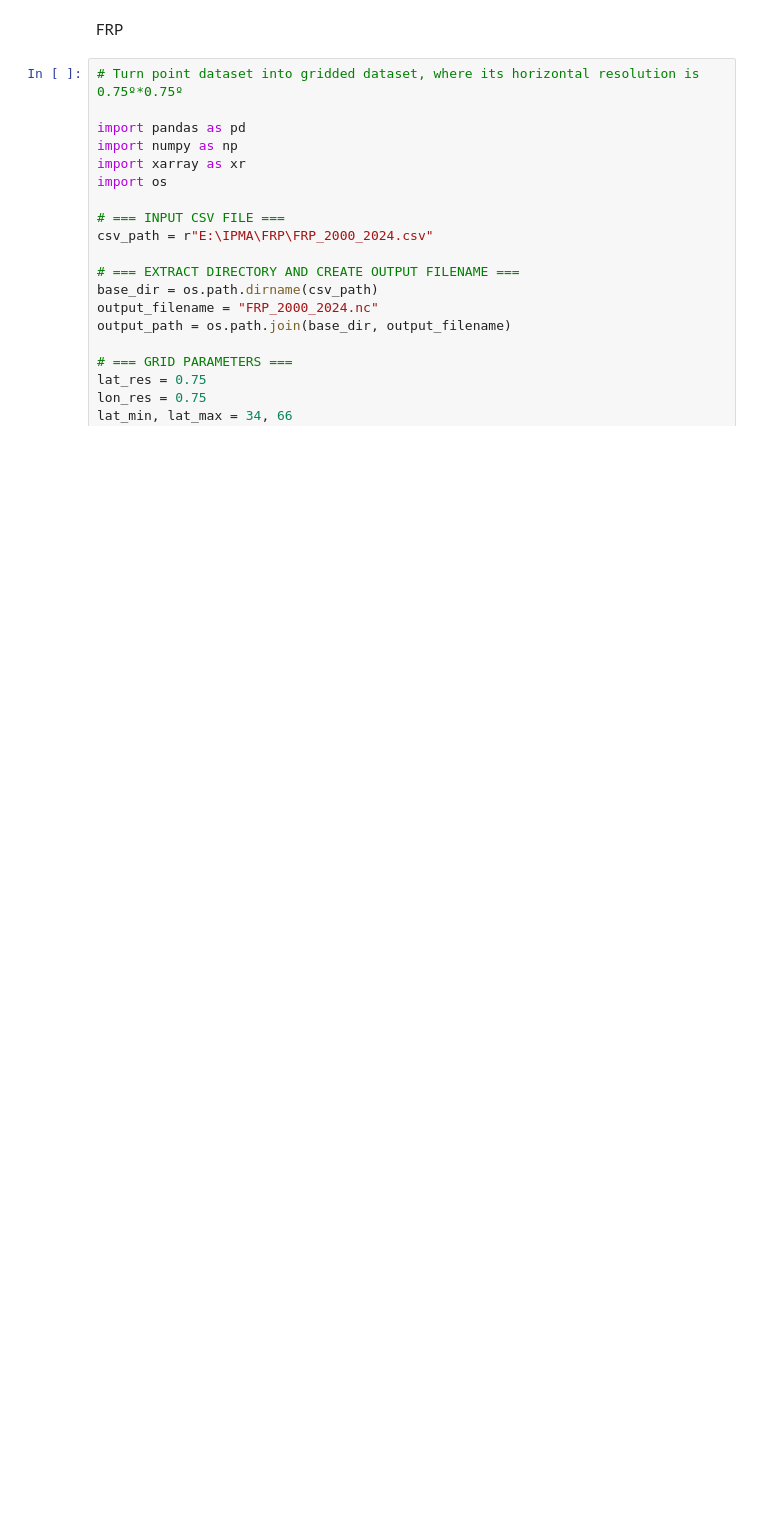
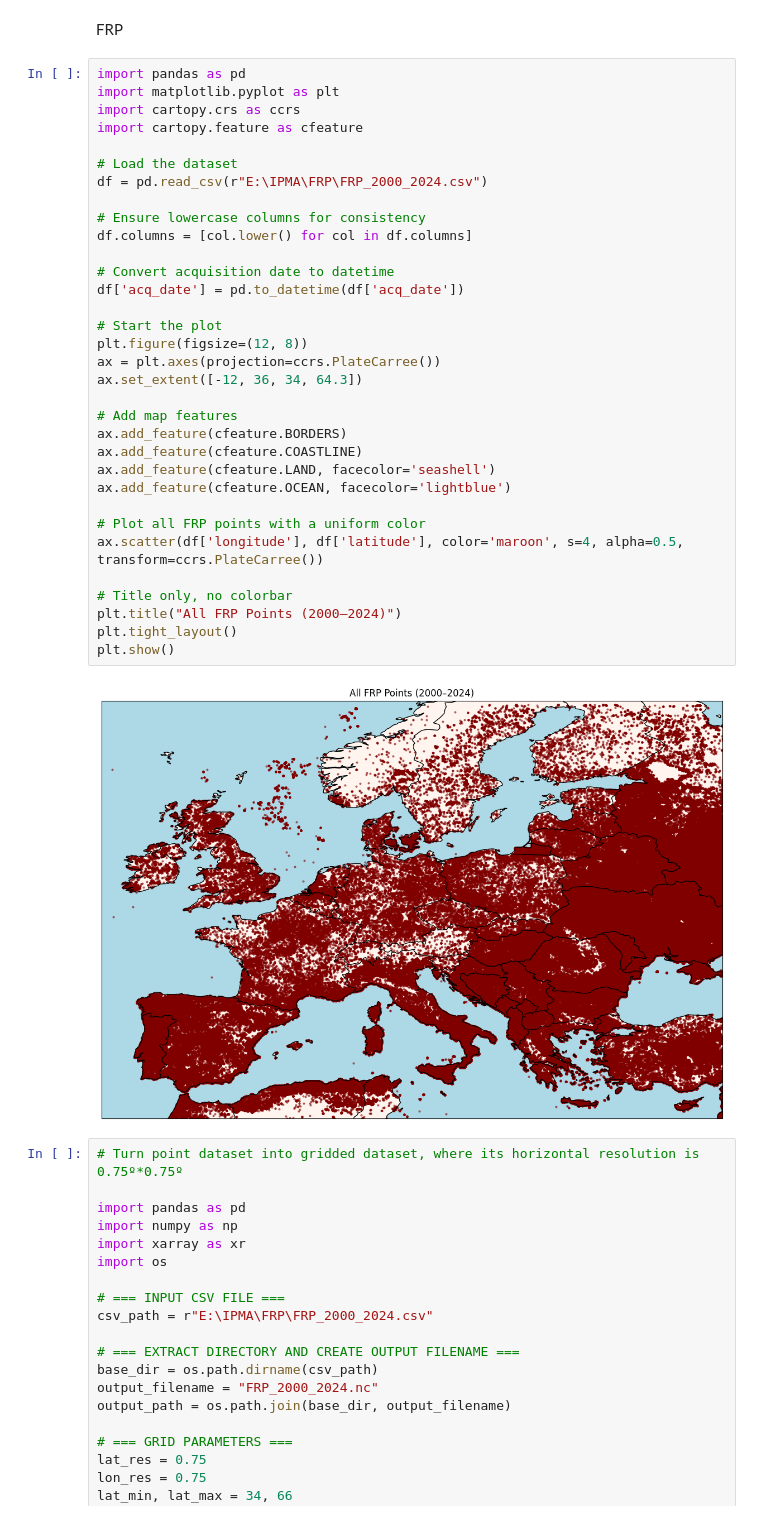
Before and after one commit to Sofs27/Thesis, a Jupyter notebook: Code/Wildfire.ipynb, the cells around one changed output. Saved outputs shown, nothing was run; the diff lists cells and outputs as text; blank space fills up the shorter version.

```diff
--- a/Code/Wildfire.ipynb
+++ b/Code/Wildfire.ipynb
@@ -1,5 +1,40 @@
 # %% [markdown]
 FRP
+# %%
+import pandas as pd
+import matplotlib.pyplot as plt
+import cartopy.crs as ccrs
+import cartopy.feature as cfeature
+
+# Load the dataset
+df = pd.read_csv(r"E:\IPMA\FRP\FRP_2000_2024.csv")
+
+# Ensure lowercase columns for consistency
+df.columns = [col.lower() for col in df.columns]
+
+# Convert acquisition date to datetime
+df['acq_date'] = pd.to_datetime(df['acq_date'])
+
+# Start the plot
+plt.figure(figsize=(12, 8))
+ax = plt.axes(projection=ccrs.PlateCarree())
+ax.set_extent([-12, 36, 34, 64.3])
+
+# Add map features
+ax.add_feature(cfeature.BORDERS)
+ax.add_feature(cfeature.COASTLINE)
+ax.add_feature(cfeature.LAND, facecolor='seashell')
+ax.add_feature(cfeature.OCEAN, facecolor='lightblue')
+
+# Plot all FRP points with a uniform color
+ax.scatter(df['longitude'], df['latitude'], color='maroon', s=4, alpha=0.5, transform=ccrs.PlateCarree())
+
+# Title only, no colorbar
+plt.title("All FRP Points (2000–2024)")
+plt.tight_layout()
+plt.show()
+# %% [output]
+[figure, added]
 # %%
 # Turn point dataset into gridded dataset, where its horizontal resolution is 0.75º*0.75º
 
```
Also changed, not shown: parts of 2 cells of this notebook.
